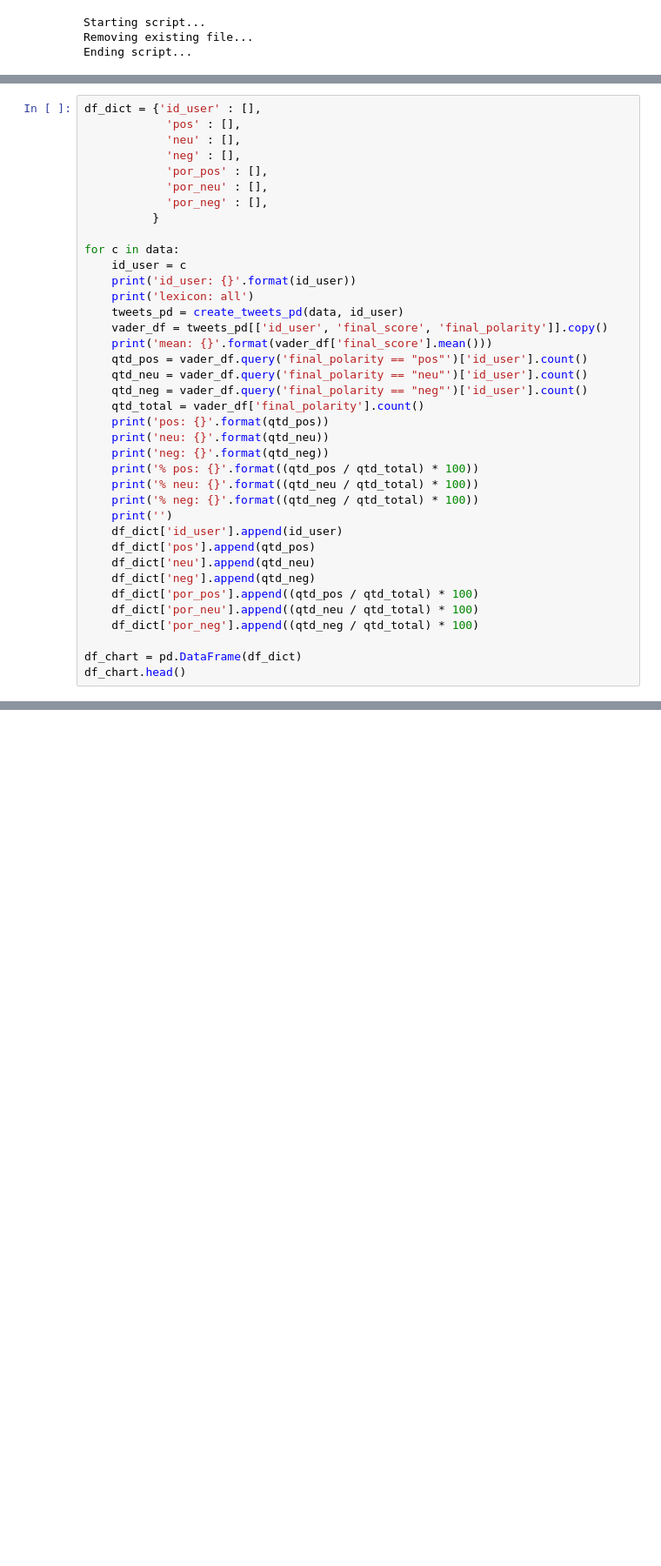
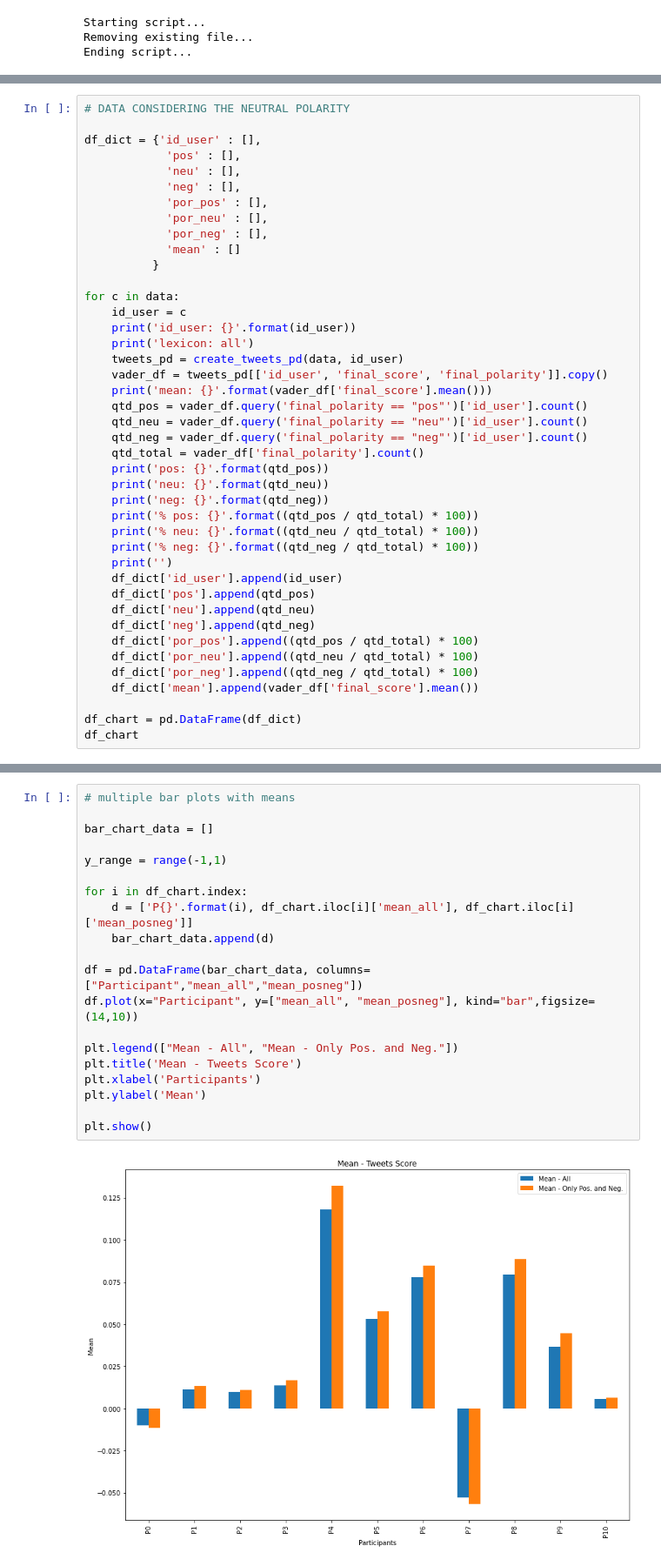
Before and after one commit to leosilva/peerj_computer_science_2022, a Jupyter notebook: Notebooks/Line Chart Polarity Scores.ipynb, the cells around one changed output, grey strips where cells are left out. Shown at 87% size. Cells and saved outputs as stored; diff of their text form; blank space fills up the shorter version.

```diff
--- a/Notebooks/Line Chart Polarity Scores.ipynb
+++ b/Notebooks/Line Chart Polarity Scores.ipynb
@@ -82,4 +93,6 @@ DataError: No numeric types to aggregate
 # %%
+# DATA CONSIDERING THE NEUTRAL POLARITY
+
 df_dict = {'id_user' : [],
             'pos' : [],
             'neu' : [],
@@ -87,6 +100,7 @@ df_dict = {'id_user' : [],
             'por_pos' : [],
             'por_neu' : [],
             'por_neg' : [],
+            'mean' : []
           }
 
 for c in data:
@@ -114,6 +128,7 @@ for c in data:
     df_dict['por_pos'].append((qtd_pos / qtd_total) * 100)
     df_dict['por_neu'].append((qtd_neu / qtd_total) * 100)
     df_dict['por_neg'].append((qtd_neg / qtd_total) * 100)
+    df_dict['mean'].append(vader_df['final_score'].mean())
 
 df_chart = pd.DataFrame(df_dict)
-df_chart.head()
+df_chart
@@ -139,6 +262,28 @@ plt.ylabel('Tweets')
 plt.show()
 # %% [output]
 [figure]
+# %%
+# multiple bar plots with means
+
+bar_chart_data = []
+
+y_range = range(-1,1)
+
+for i in df_chart.index:
+    d = ['P{}'.format(i), df_chart.iloc[i]['mean_all'], df_chart.iloc[i]['mean_posneg']]
+    bar_chart_data.append(d)
+
+df = pd.DataFrame(bar_chart_data, columns=["Participant","mean_all","mean_posneg"])
+df.plot(x="Participant", y=["mean_all", "mean_posneg"], kind="bar",figsize=(14,10))
+
+plt.legend(["Mean - All", "Mean - Only Pos. and Neg."])
+plt.title('Mean - Tweets Score')
+plt.xlabel('Participants')
+plt.ylabel('Mean')
+
+plt.show()
+# %% [output]
+[figure, added]
 # %%
 # multiple line plots
 
```
Also changed, not shown: parts of 5 cells of this notebook, 2 other files.
